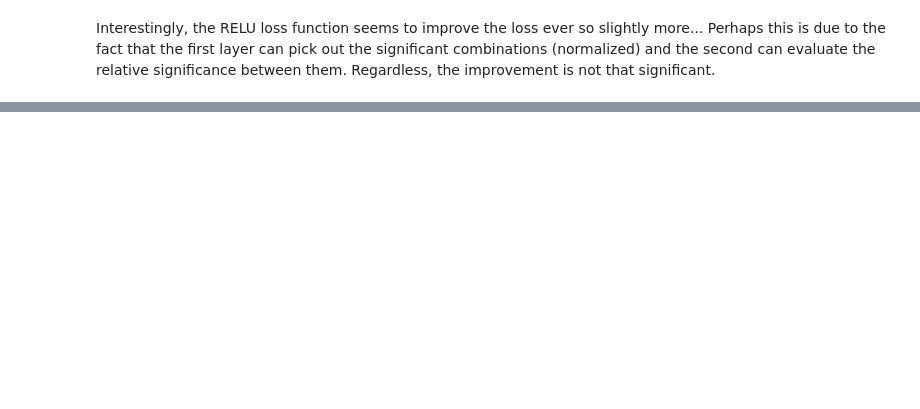
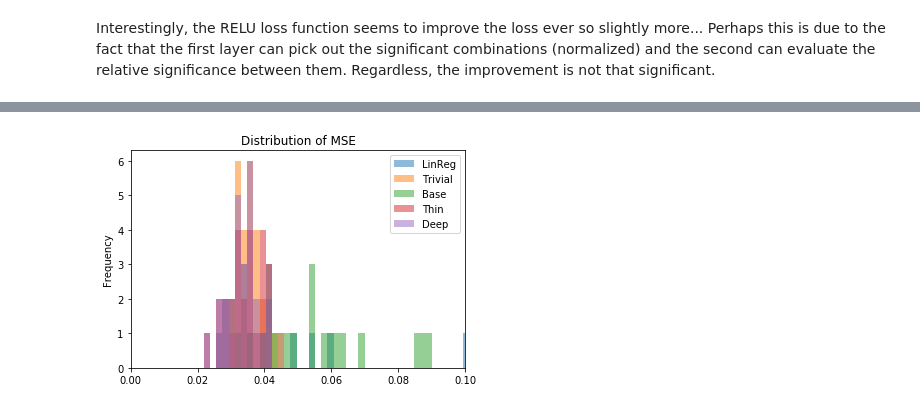
Before and after one commit to nyama8/EE-445-Final-Project, a Jupyter notebook: Part 3/FinalProject_part3.ipynb, the cells around one changed output, grey strips where cells are left out. Drawn from its saved outputs; the diff is of its cells as text; code cells hidden in the pictures; blank space fills up the shorter version.

```diff
--- a/Part 3/FinalProject_part3.ipynb
+++ b/Part 3/FinalProject_part3.ipynb
@@ -379,0 +500,4 @@ ax = errdf.plot.hist(bins=100, alpha=0.5, title='Distribution of MSE')
+# %%
+ax = errdf.plot.hist(bins=200, alpha=0.5, title='Distribution of MSE', xlim=(0,0.1))
+# %% [output]
+[figure, added]
```
Also changed, not shown: parts of 25 cells of this notebook.
